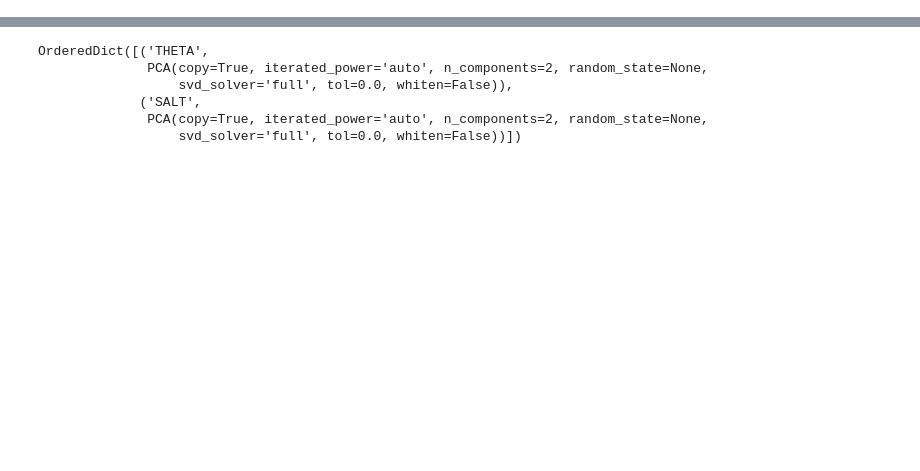
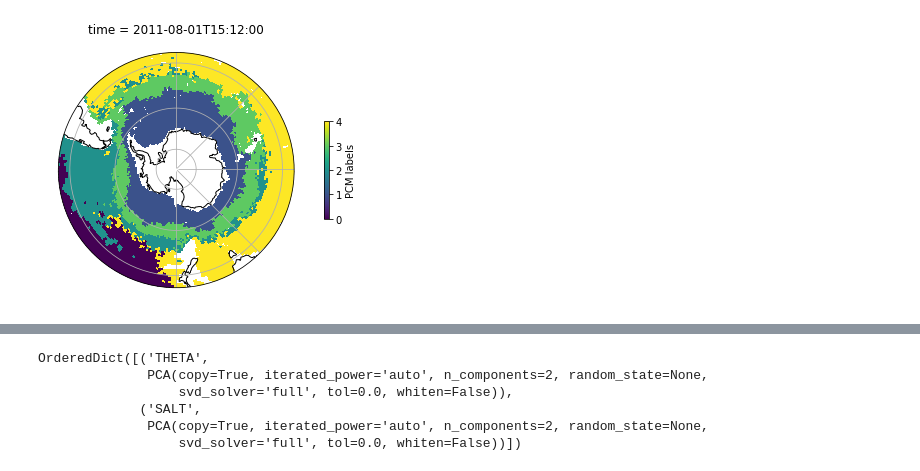
Before and after one commit to sdat2/pyxpcm, a Jupyter notebook: slimmed-trial.ipynb, the cells around one changed output, grey strips where cells are left out. Drawn from its saved outputs; the diff is of its cells as text; code cells hidden in the pictures; blank space fills up the shorter version.

```diff
--- a/slimmed-trial.ipynb
+++ b/slimmed-trial.ipynb
@@ -1,8 +1,9 @@
 # %%
-main_dir = '/Users/simon/fbso/fbso/bsose_monthly/'
+main_dir = '/Users/simon/bsose_monthly/'
 salt = main_dir + 'bsose_i106_2008to2012_monthly_Salt.nc'
 theta = main_dir + 'bsose_i106_2008to2012_monthly_Theta.nc'
 # %%
+
 import numpy as np
 import xarray as xr
 xr.set_options(keep_attrs=True)
@@ -14,7 +15,7 @@ import pyxpcm
 from pyxpcm.models import pcm
 
 
-def pcm_fit_and_post(time_i=42, K=4, maxvar=15):
+def pcm_fit_and_post(time_i=42, K=4, maxvar=2):
     # Define features to use
     # Instantiate the PCM
 
@@ -25,22 +26,31 @@ def pcm_fit_and_post(time_i=42, K=4, maxvar=15):
     salt_nc = xr.open_dataset(salt).isel(time=time_i)
     theta_nc = xr.open_dataset(theta).isel(time=time_i)
     big_nc = xr.merge([salt_nc, theta_nc])
-    both_nc = big_nc.where(big_nc.coords['Depth'] > max_depth).drop(['iter', 'Depth', 'rA', 'drF', 'hFacC'])
+    both_nc = big_nc.where(big_nc.coords['Depth'] >
+                           max_depth).drop(['iter', 'Depth',
+                                            'rA', 'drF', 'hFacC'])
 
     attr_d = {}
 
     for coord in both_nc.coords:
         attr_d[coord] = both_nc.coords[coord].attrs
 
-    ds = both_nc # .copy(deep=True)
-    m = pcm(K=K, features=features_pcm, maxvar=maxvar)
+    lons_new = np.linspace(both_nc.XC.min(), both_nc.XC.max(), 60*4)
+    lats_new = np.linspace(both_nc.YC.min(), both_nc.YC.max(), 60)
+    # ds = both_nc # .copy(deep=True)
+    ds = both_nc.interp(coords={'YC': lats_new, 'XC': lons_new})#, method='cubic')
+
+    m = pcm(K=K, features=features_pcm, maxvar=maxvar,
+            timeit=True, timeit_verb=1)
     m.fit(ds, features=features, dim='Z') #, inplace=True)
     m.predict(ds, features=features, dim='Z', inplace=True)
     m.predict_proba(ds, features=features, dim='Z', inplace=True)
+    m.find_i_metric(ds, inplace=True)
 
     def sanitize():
         del ds.PCM_LABELS.attrs['_pyXpcm_cleanable']
         del ds.PCM_POST.attrs['_pyXpcm_cleanable']
+        del ds.PCM_RANK.attrs['_pyXpcm_cleanable']
 
     for coord in attr_d:
         ds.coords[coord].attrs = attr_d[coord]
@@ -58,7 +68,8 @@ def plot_pcm_labels(xr_ds):
 
     ax1 = plt.subplot(1, 1, 1, projection=map_proj)
     fig.subplots_adjust(bottom=0.05, top=0.95,
-                        left=0.04, right=0.95, wspace=0.02)
+                        left=0.04, right=0.95,
+                        wspace=0.02)
     ax1.set_extent([-180, 180, -90, -30], carree)
 
     def plot_boundary():
@@ -79,6 +90,6 @@ def plot_pcm_labels(xr_ds):
 
     ax1.coastlines()
 
-    ax1.gridlines(xlocs=range(0, 361, 45), ylocs=range(-80, -19, 20))
+    ax1.gridlines(xlocs=range(-int(xr_ds.XC.values.min()), int(xr_ds.XC.values.max()), 45), ylocs=range(-80, -19, 20))
 
     plt.show()
@@ -101,0 +134,4 @@ Data variables:
+# %%
+plot_pcm_labels(ds)
+# %% [output]
+[figure, added]
```
Also changed, not shown: parts of 41 cells of this notebook, 4 other files.
